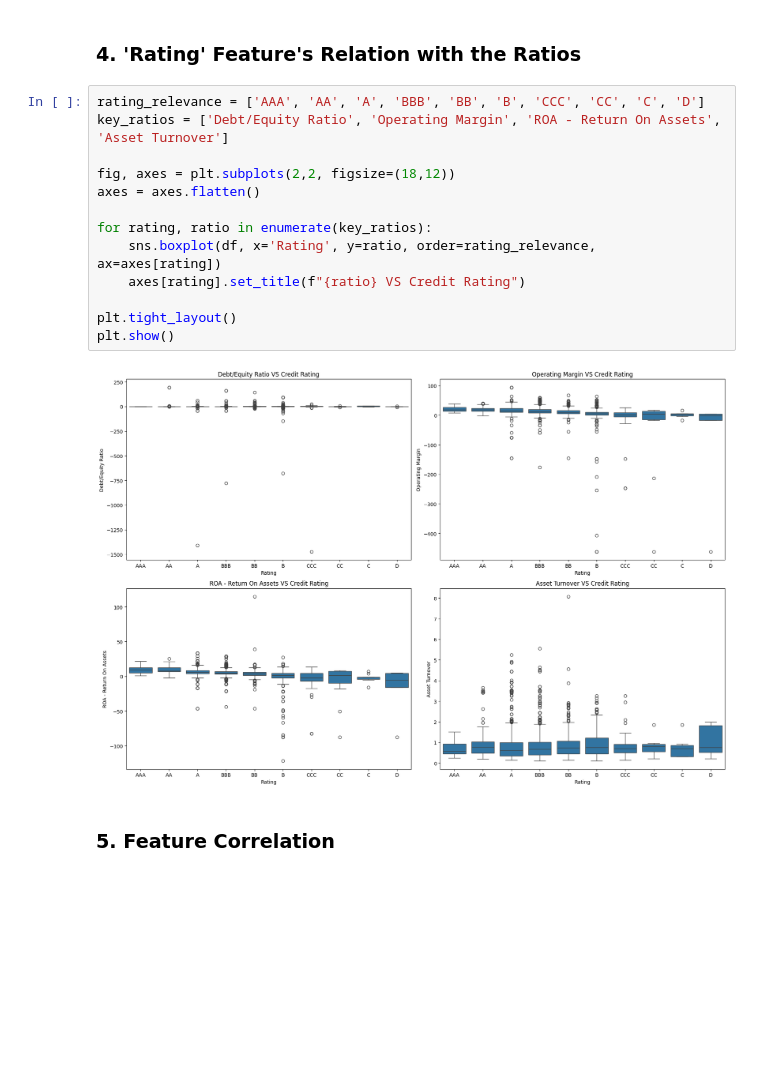
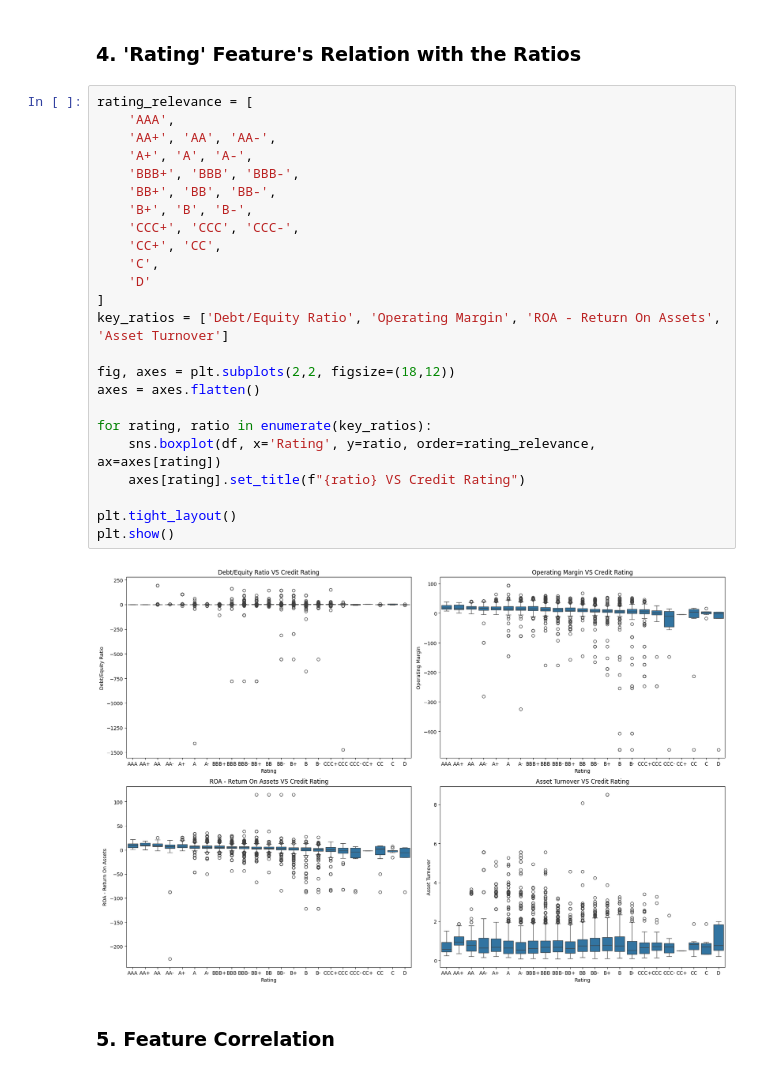
Before and after one commit to DiegoLopezAroca/Multiclass-Corporate-Credit-Rating, a Jupyter notebook: src/Deliverable 1/Analysis of the dataset.ipynb, the cells around one changed output. Drawn from its saved outputs; the diff is of its cells as text; blank space fills up the shorter version.

```diff
--- a/src/Deliverable 1/Analysis of the dataset.ipynb
+++ b/src/Deliverable 1/Analysis of the dataset.ipynb
@@ -230,20 +206,31 @@ There is a clear winner on both metrics in this case.
 # %% [markdown]
 ### 4. 'Rating' Feature's Relation with the Ratios
 # %%
-rating_relevance = ['AAA', 'AA', 'A', 'BBB', 'BB', 'B', 'CCC', 'CC', 'C', 'D']
+rating_relevance = [
+    'AAA',
+    'AA+', 'AA', 'AA-',
+    'A+', 'A', 'A-',
+    'BBB+', 'BBB', 'BBB-',
+    'BB+', 'BB', 'BB-',
+    'B+', 'B', 'B-',
+    'CCC+', 'CCC', 'CCC-',
+    'CC+', 'CC',
+    'C',
+    'D'
+]
 key_ratios = ['Debt/Equity Ratio', 'Operating Margin', 'ROA - Return On Assets', 'Asset Turnover']
 
 fig, axes = plt.subplots(2,2, figsize=(18,12))
 axes = axes.flatten()
 
 for rating, ratio in enumerate(key_ratios):
     sns.boxplot(df, x='Rating', y=ratio, order=rating_relevance, ax=axes[rating])
     axes[rating].set_title(f"{ratio} VS Credit Rating")
 
 plt.tight_layout()
 plt.show()
 # %% [output]
-[figure, old version]
+[figure, new version]
 # %% [markdown]
 ### 5. Feature Correlation
 # %%
```
Also changed, not shown: parts of 2 cells of this notebook.
